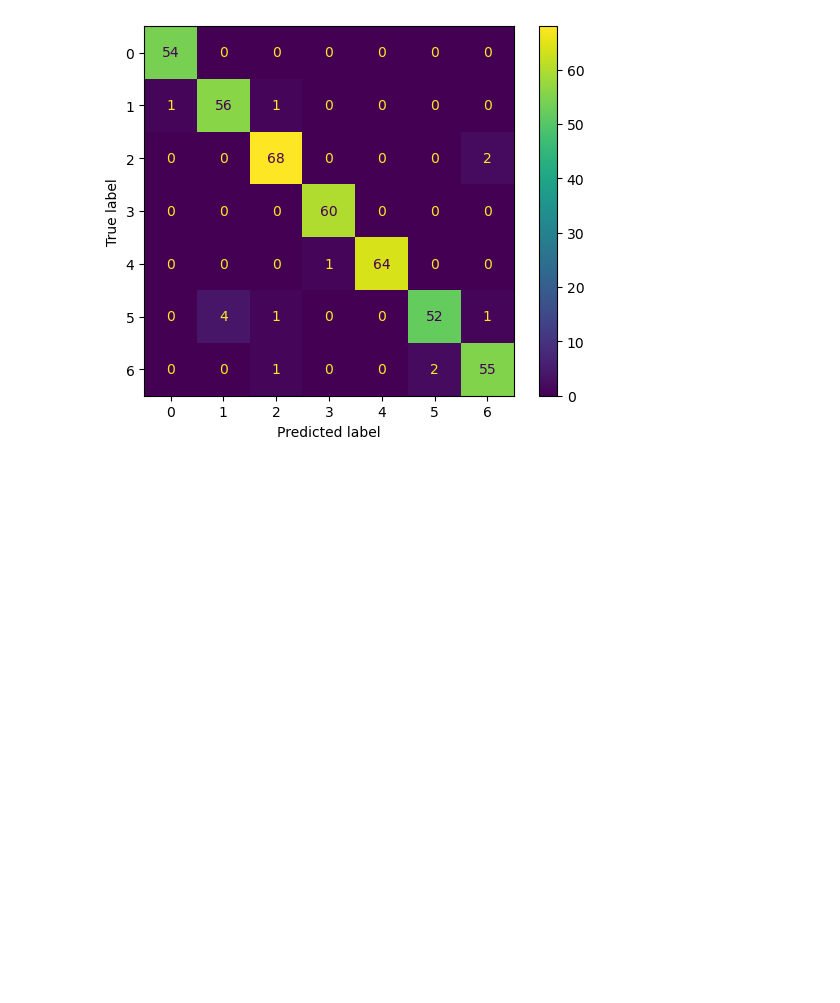
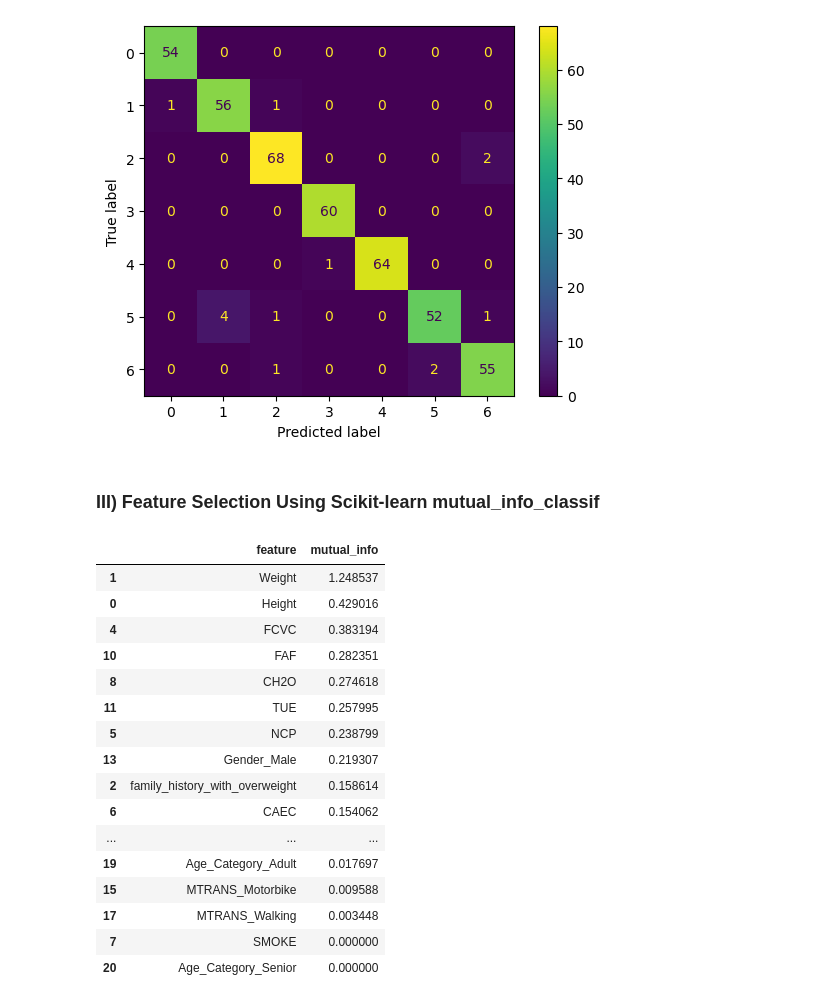
Before and after one commit to Ghazaleh-Ahmadzadeh/DSI_Obesity-Prediction, a Jupyter notebook: experiments/SVC_baseline_model_expt_MC.ipynb, the cells around one changed output. Saved outputs shown, nothing was run; the diff lists cells and outputs as text; code cells hidden in the pictures; blank space fills up the shorter version.

```diff
--- a/experiments/SVC_baseline_model_expt_MC.ipynb
+++ b/experiments/SVC_baseline_model_expt_MC.ipynb
@@ -165,3 +166,34 @@ cm_svc_optuna = confusion_matrix(y_test_reshaped, y_pred_opt)
 ConfusionMatrixDisplay(confusion_matrix=cm_svc_optuna).plot();
 # %% [output]
 [figure]
+# %% [markdown]
+### III) Feature Selection Using Scikit-learn mutual_info_classif
+# %%
+# Feature selection using mutual_info_classif
+from sklearn.feature_selection import mutual_info_classif
+
+feat_sel = mutual_info_classif(X_train, y_train_reshaped, random_state = 42)
+feat_sel_df = pd.DataFrame({
+    'feature': X_train.columns,
+    'mutual_info': feat_sel
+}).sort_values(by = 'mutual_info', ascending = False)
+
+display(feat_sel_df)
+# %% [output]
+|  | feature | mutual_info |
+| 1 | Weight | 1.248537 |
+| 0 | Height | 0.429016 |
+| 4 | FCVC | 0.383194 |
+| 10 | FAF | 0.282351 |
+| 8 | CH2O | 0.274618 |
+| 11 | TUE | 0.257995 |
+| 5 | NCP | 0.238799 |
+| 13 | Gender_Male | 0.219307 |
+| 2 | family_history_with_overweight | 0.158614 |
+| 6 | CAEC | 0.154062 |
+| ... | ... | ... |
+| 19 | Age_Category_Adult | 0.017697 |
+| 15 | MTRANS_Motorbike | 0.009588 |
+| 17 | MTRANS_Walking | 0.003448 |
+| 7 | SMOKE | 0.000000 |
+| 20 | Age_Category_Senior | 0.000000 |
```
Also changed, not shown: parts of 7 cells of this notebook.
